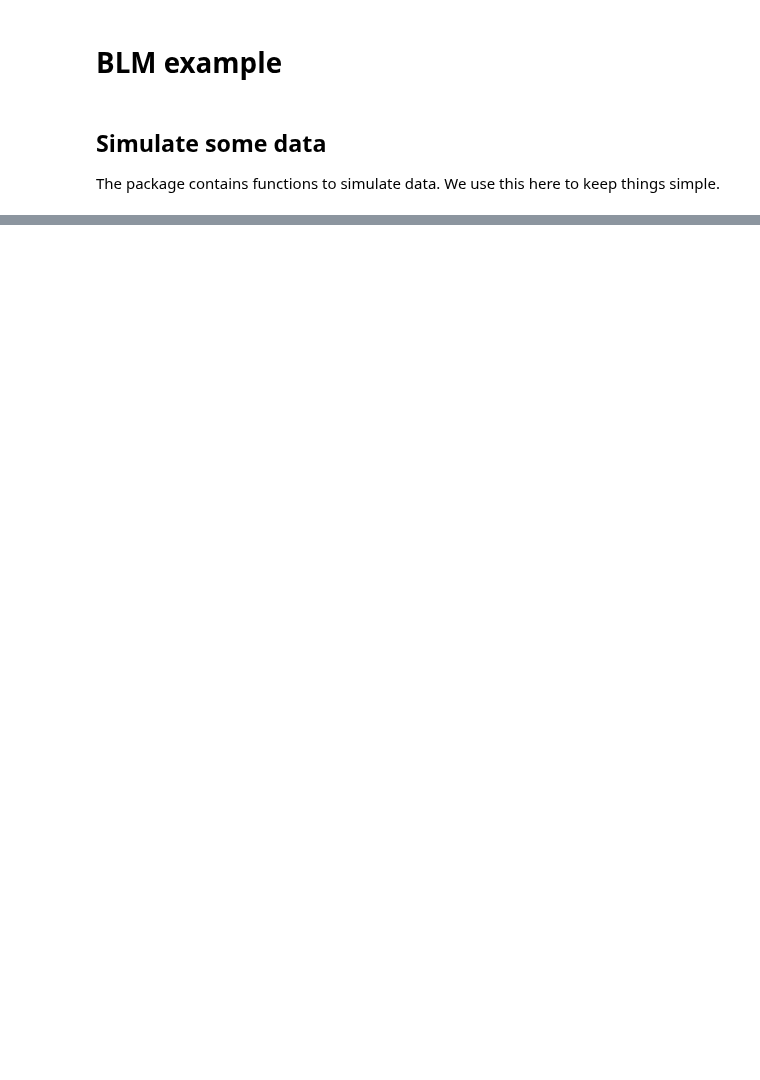
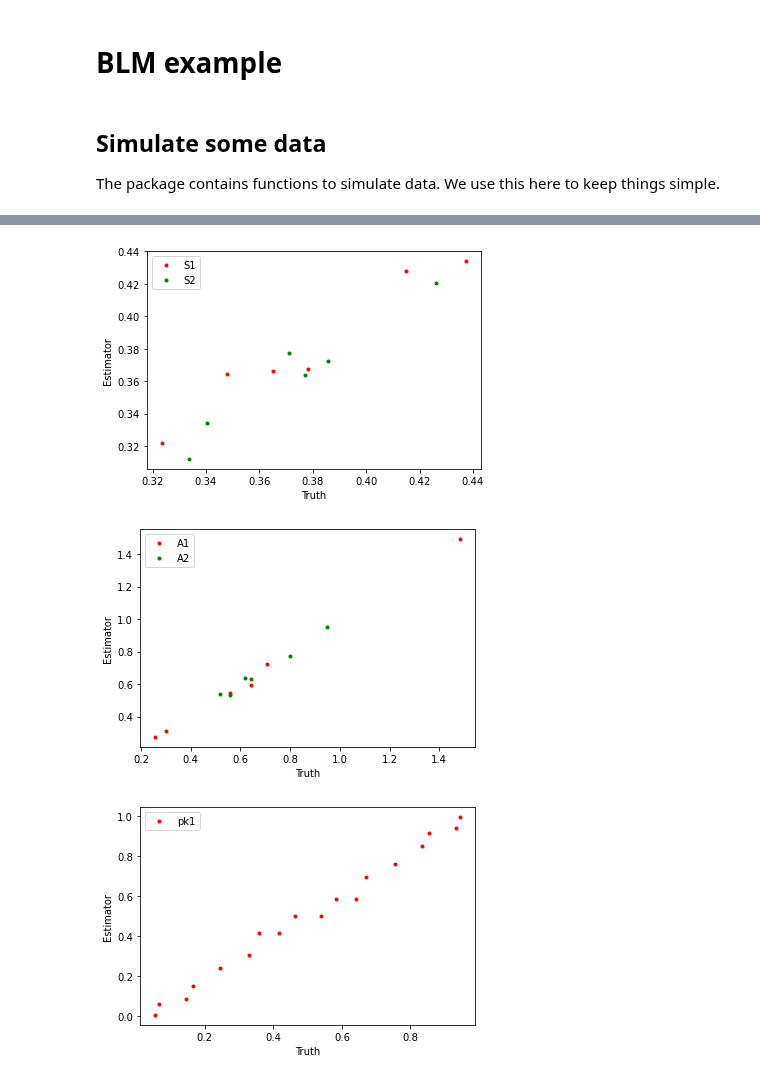
Before and after one commit to tlamadon/pytwoway, a Jupyter notebook: docs-src/source/notebooks/blm_example.ipynb, the cells around one changed output, grey strips where cells are left out. Drawn from its saved outputs; the diff is of its cells as text; code cells hidden in the pictures; blank space fills up the shorter version.

```diff
--- a/docs-src/source/notebooks/blm_example.ipynb
+++ b/docs-src/source/notebooks/blm_example.ipynb
@@ -124,0 +87,25 @@ BLM.plot_A1()
+# %%
+# Plot parameter truth vs. estimates
+plt.plot(blm_true.S1.flatten(), blm_fit.model.S1.flatten(), '.', label='S1', color='red')
+plt.plot(blm_true.S2.flatten(), blm_fit.model.S2.flatten(), '.', label='S2', color='green')
+plt.xlabel('Truth')
+plt.ylabel('Estimator')
+plt.legend()
+plt.show()
+
+plt.plot(blm_true.A1.flatten(), blm_fit.model.A1.flatten(), '.', label='A1', color='red')
+plt.plot(blm_true.A2.flatten(), blm_fit.model.A2.flatten(), '.', label='A2', color='green')
+plt.xlabel('Truth')
+plt.ylabel('Estimator')
+plt.legend()
+plt.show()
+
+plt.plot(blm_true.pk1.flatten(), blm_fit.model.pk1.flatten(), '.', label='pk1', color='red')
+plt.xlabel('Truth')
+plt.ylabel('Estimator')
+plt.legend()
+plt.show()
+# %% [output]
+[figure, added]
+[figure, added]
+[figure, added]
```
Also changed, not shown: parts of 9 cells of this notebook, 18 other files.
